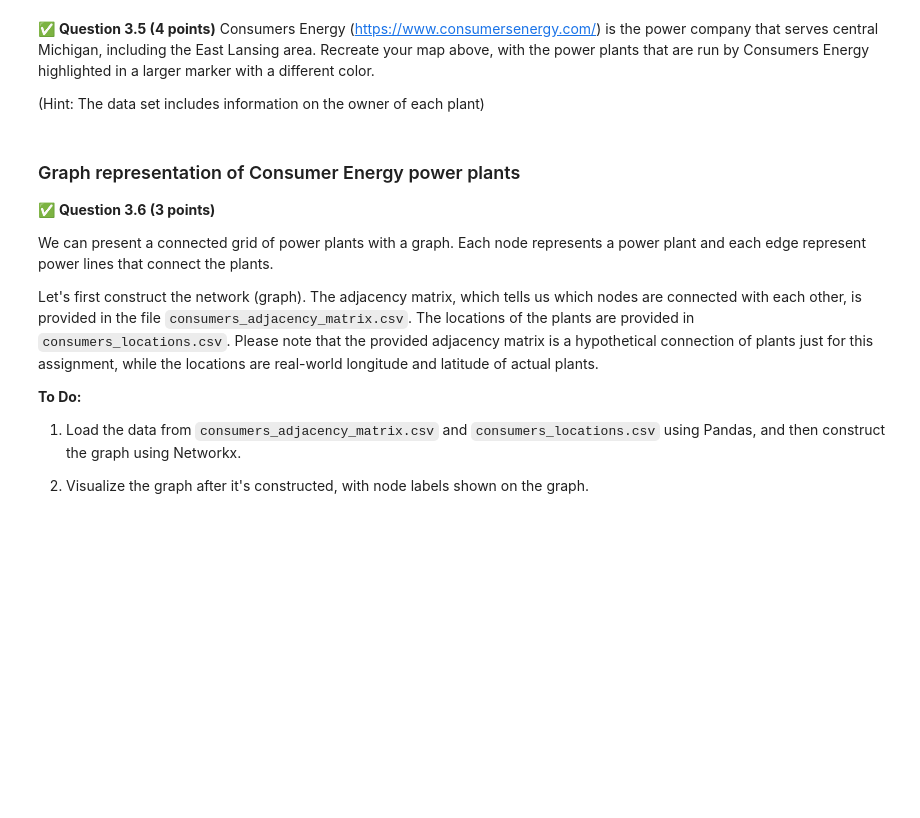
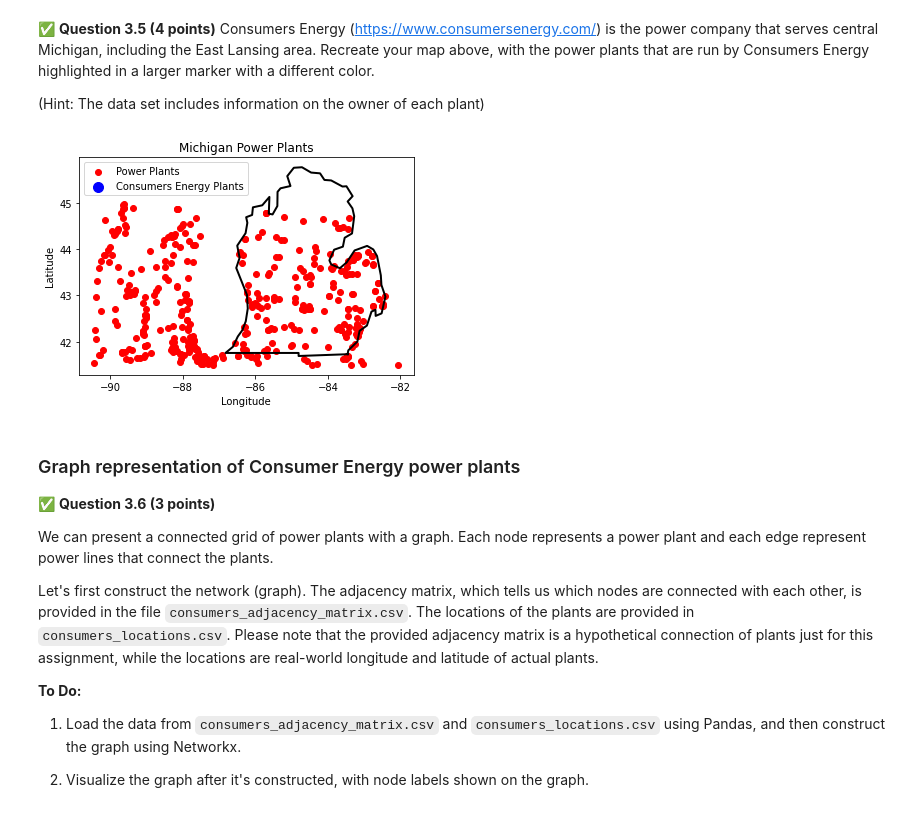
Before and after one commit to mtzoro/CMSE202-f23-turnin, a Jupyter notebook: hw-02/HW-02_OOP_ABM_GraphTheory-STUDENT.ipynb, the cells around one changed output. Drawn from its saved outputs; the diff is of its cells as text; code cells hidden in the pictures; blank space fills up the shorter version.

```diff
--- a/hw-02/HW-02_OOP_ABM_GraphTheory-STUDENT.ipynb
+++ b/hw-02/HW-02_OOP_ABM_GraphTheory-STUDENT.ipynb
@@ -323,3 +447,23 @@ plt.show()
+# %%
+# Put your code here:
+consumers_energy_plants = lower_peninsula_power_plants[lower_peninsula_power_plants['owner'] == 'Consumers Energy']
+
+power_plant_latitudes = lower_plants['latitude']
+power_plant_longitudes = lower_plants['longitude']
+
+consumers_energy_latitudes = consumers_energy_plants['latitude']
+consumers_energy_longitudes = consumers_energy_plants['longitude']
+
+plt.plot(lon, lat, color='black', linewidth=2)
+plt.scatter(power_plant_longitudes, power_plant_latitudes, color='red', marker='o', label='Power Plants')
+plt.scatter(consumers_energy_longitudes, consumers_energy_latitudes, color='blue', marker='o', s=100, label='Consumers Energy Plants')
+plt.xlabel('Longitude')
+plt.ylabel('Latitude')
+plt.title('Michigan Power Plants')
+plt.legend()
+plt.show()
+# %% [output]
+[figure, added]
 # %% [markdown]
 ### Graph representation of Consumer Energy power plants
 
```
Also changed, not shown: parts of 33 cells of this notebook, 3 other files.
